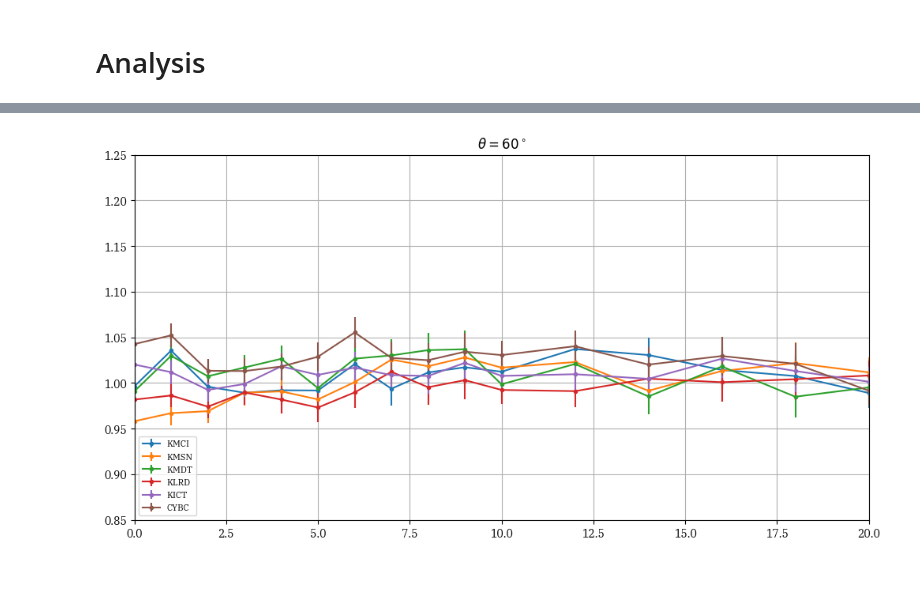
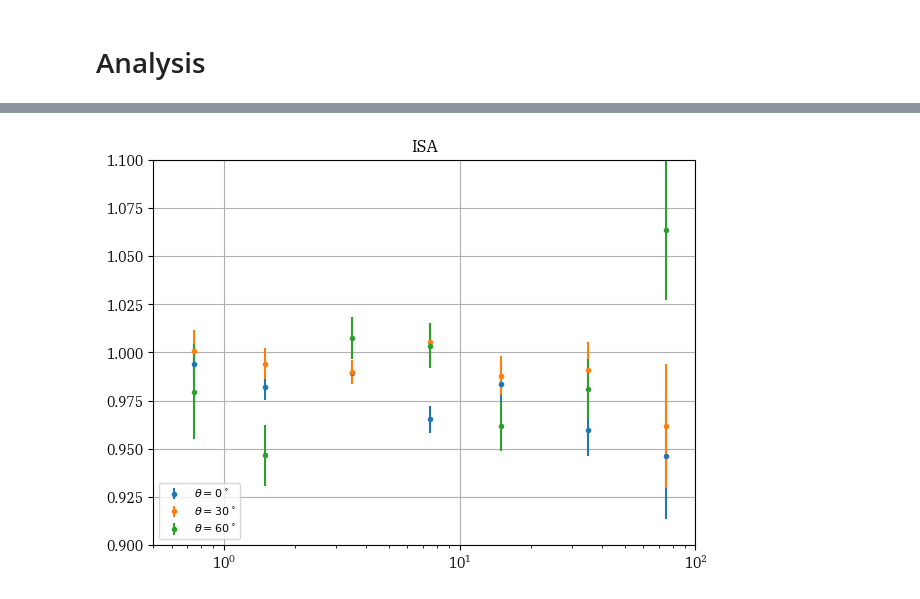
Before and after one commit to navigationis/corsicast, a Jupyter notebook: corsika_test.ipynb, the cells around one changed output, grey strips where cells are left out. Saved outputs shown, nothing was run; the diff lists cells and outputs as text; code cells hidden in the pictures.

```diff
--- a/corsika_test.ipynb
+++ b/corsika_test.ipynb
@@ -295,14 +336,26 @@ for i in range(6):
-# %%
-plt.figure(figsize=(12,6))
-j = 4
-for i in range(6):
-    N0 = spec[0,j]
-    N1 = spec[i+1,j]
-    relflux = N1 / N0
-    rferror = np.sqrt(1/N1 + 1/N0)
-    plt.errorbar(bins[:-1], relflux, yerr=rferror, fmt='.-', label=atms[i+1][1])
-    plt.legend(loc=3, fontsize=8)
-    plt.axis((0, 20, 0.85, 1.25))
-    plt.title(f'$\\theta={j*15}^\circ$')
-# %% [output]
-[figure, removed]
+# %%
+#bins = np.array((0.5, 1., 2., 5., 10., 20., 50., 100.))
+#bc = 0.5*(bins[:-1] + bins[1:])
+sisa = np.zeros((2, 5, 2, len(bins)-1), 'd')
+wt = (0, -0.7)
+for ib in range(2):
+    for it in range(0, 5):
+        filename = f'data/DAT20{it*15:02d}0{ib+1}.zst'
+        sisa[ib,it] = ehist(filename, bins=bins, wt_index=wt[ib])
+# %%
+fig, ax = plt.subplots(1, 1)
+
+for j in (0, 2, 4):
+    w0, e0 = sisa[0,j]
+    w1, e1 = sisa[1,j]
+    fe0 = e0 / w0
+    fe1 = e1 / w1
+    relflux = 16*w1 / w0
+    rferror = np.sqrt(fe0**2 + fe1**2) * relflux
+    ax.errorbar(bc, relflux, yerr=rferror, fmt='.', label=f'$\\theta={j*15}^\circ$')
+    ax.legend(loc=3, fontsize=8)
+    ax.axis((0.5, 100, 0.9, 1.1))
+    ax.set_title('ISA')
+    ax.set_xscale('log')
+# %% [output]
+[figure, added]
```
Also changed, not shown: parts of 26 cells of this notebook, 5 other files.
